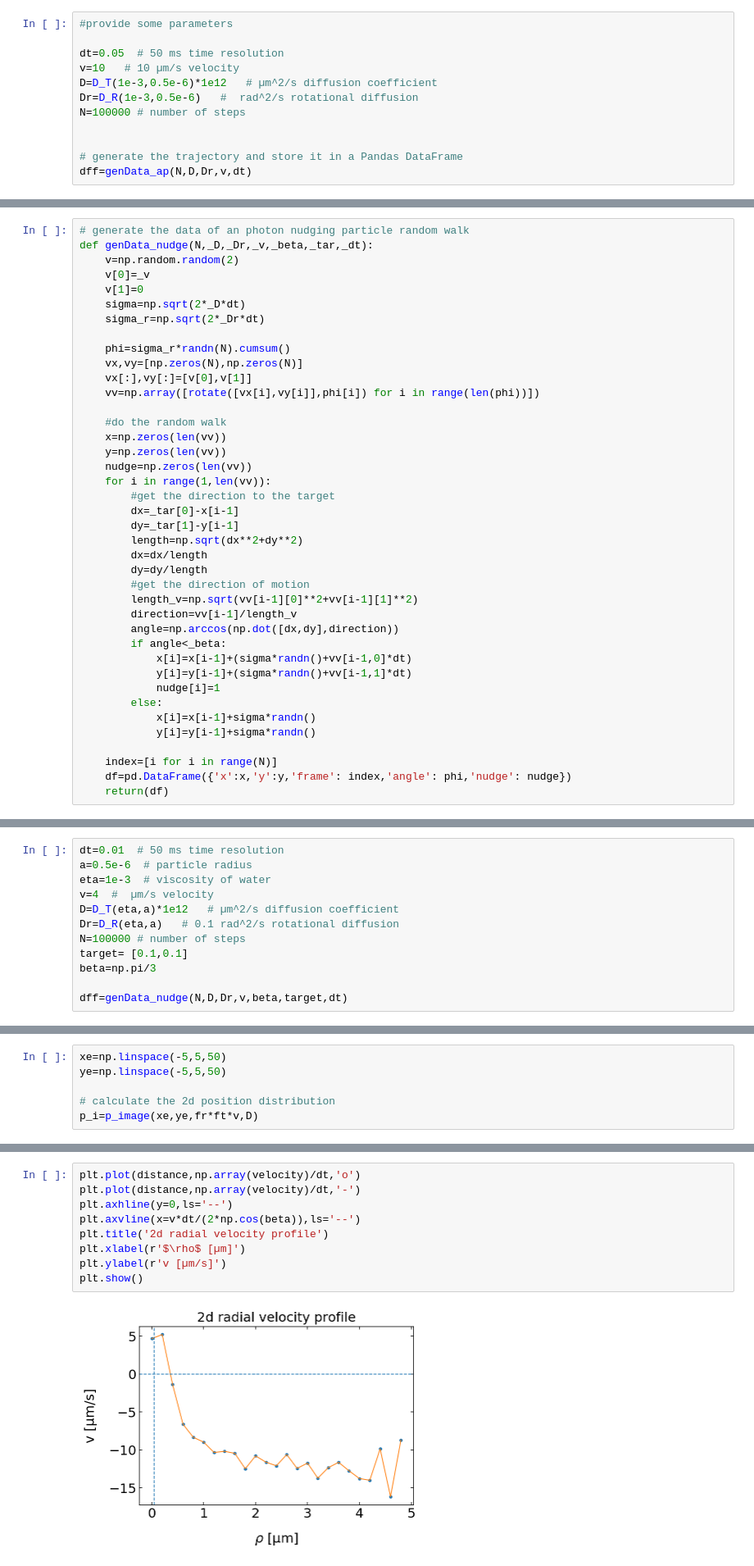
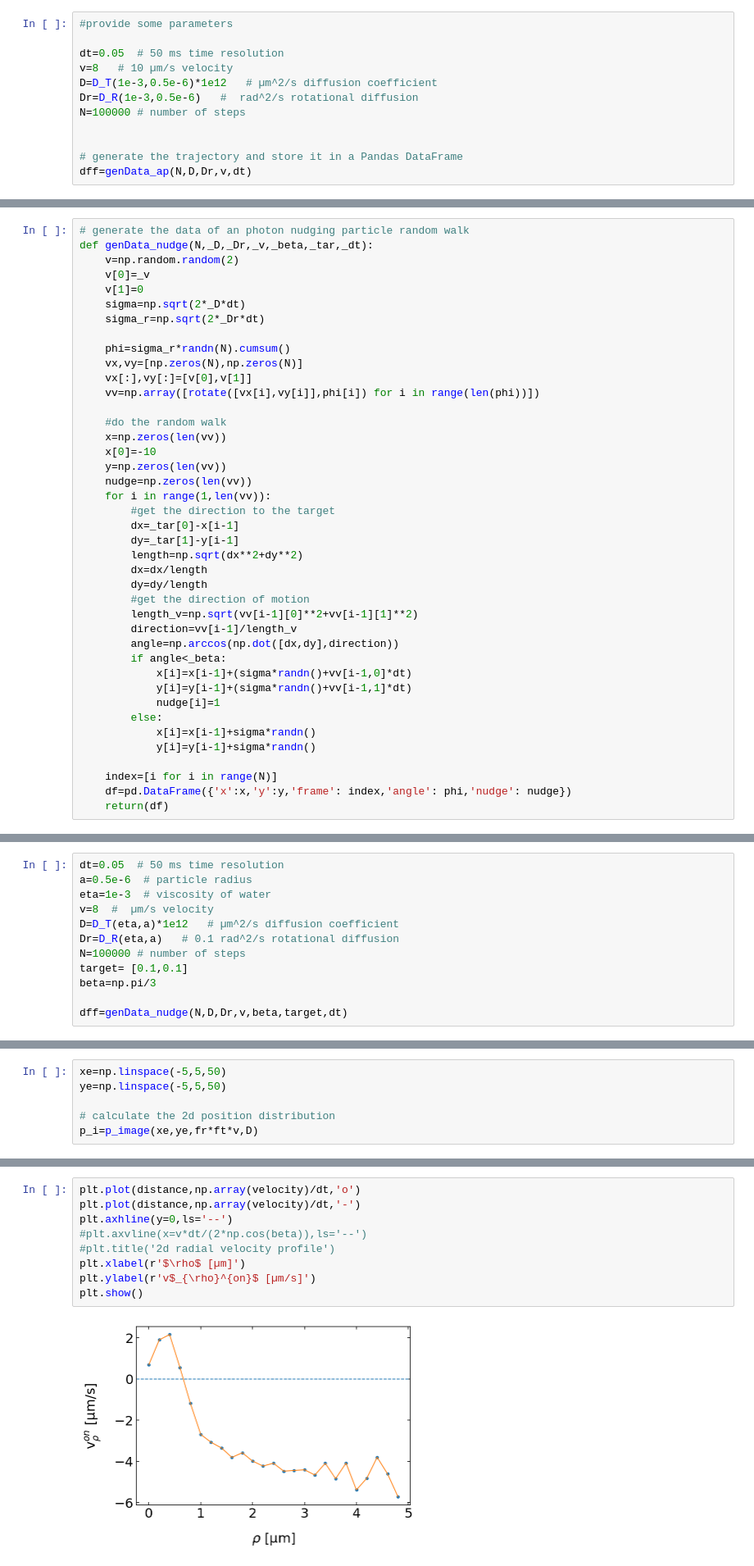
Before and after one commit to Molecular-Nanophotonics/Photon-Nudging, a Jupyter notebook: Photon Nudging.ipynb, the cells around one changed output, grey strips where cells are left out. Shown at 82% size. Cells and saved outputs as stored; diff of their text form.

```diff
--- a/Photon Nudging.ipynb
+++ b/Photon Nudging.ipynb
@@ -113,7 +115,7 @@ def genData_ap(N,_D,_Dr,_v,dt):
 #provide some parameters
 
 dt=0.05  # 50 ms time resolution
-v=10   # 10 µm/s velocity
+v=8   # 10 µm/s velocity
 D=D_T(1e-3,0.5e-6)*1e12   # µm^2/s diffusion coefficient
 Dr=D_R(1e-3,0.5e-6)   #  rad^2/s rotational diffusion
 N=100000 # number of steps
@@ -283,6 +289,7 @@ def genData_nudge(N,_D,_Dr,_v,_beta,_tar,_dt):
 
     #do the random walk
     x=np.zeros(len(vv))
+    x[0]=-10
     y=np.zeros(len(vv))
     nudge=np.zeros(len(vv))
     for i in range(1,len(vv)):
@@ -312,8 +321,8 @@ The following parameters are used for the photon nudging trajectory simulation.
 # %%
-dt=0.01  # 50 ms time resolution
+dt=0.05  # 50 ms time resolution
 a=0.5e-6  # particle radius
 eta=1e-3  # viscosity of water
-v=4  #  µm/s velocity
+v=8  #  µm/s velocity
 D=D_T(eta,a)*1e12   # µm^2/s diffusion coefficient
 Dr=D_R(eta,a)   # 0.1 rad^2/s rotational diffusion
 N=100000 # number of steps
@@ -545,14 +559,14 @@ for w in np.arange(0,5,drho):
 # %%
 plt.plot(distance,np.array(velocity)/dt,'o')
 plt.plot(distance,np.array(velocity)/dt,'-')
 plt.axhline(y=0,ls='--')
-plt.axvline(x=v*dt/(2*np.cos(beta)),ls='--')
-plt.title('2d radial velocity profile')
+#plt.axvline(x=v*dt/(2*np.cos(beta)),ls='--')
+#plt.title('2d radial velocity profile')
 plt.xlabel(r'$\rho$ [µm]')
-plt.ylabel(r'v [µm/s]')
+plt.ylabel(r'v$_{\rho}^{on}$ [µm/s]')
 plt.show()
 # %% [output]
-[figure, old version]
+[figure, new version]
 # %% [markdown]
 #### Virtual Effective Potential
 
```
Also changed, not shown: parts of 17 cells of this notebook, 1 other file.
